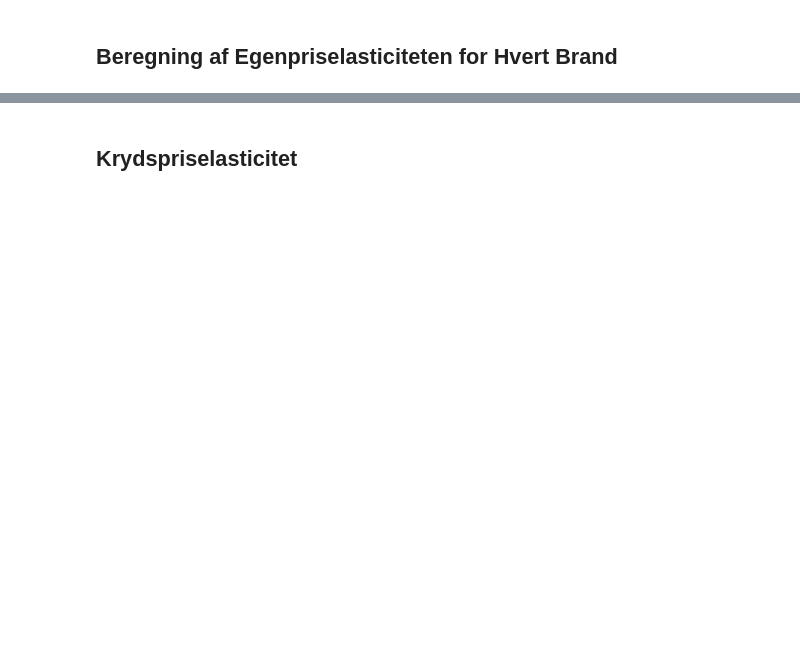
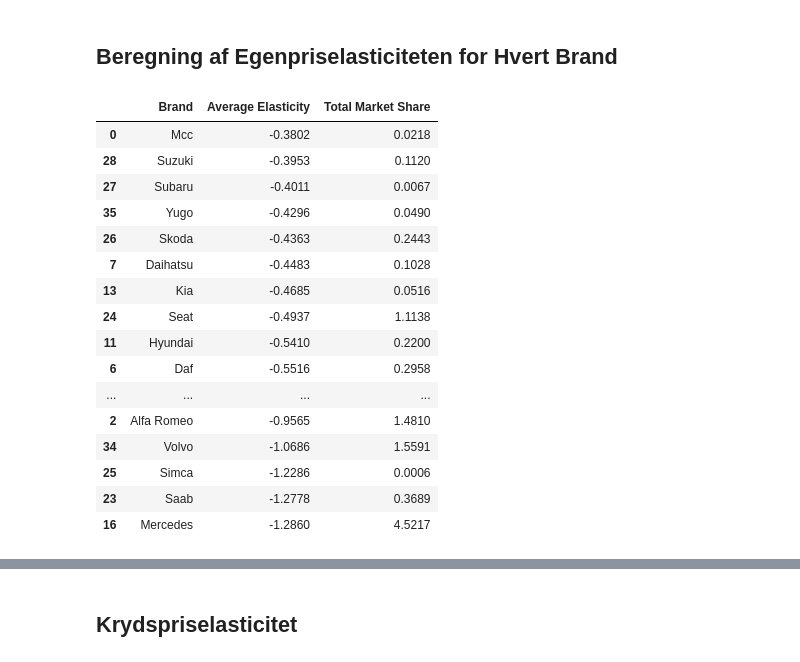
Before and after one commit to Mert264/Bachelorproject, a Jupyter notebook: Kode_Brugbart.ipynb, the cells around one changed output, grey strips where cells are left out. Saved outputs shown, nothing was run; the diff lists cells and outputs as text; code cells hidden in the pictures; blank space fills up the shorter version.

```diff
--- a/Kode_Brugbart.ipynb
+++ b/Kode_Brugbart.ipynb
@@ -663,18 +619,0 @@ print(cars[['type', 'ye', 'country', 'hp', 'hp_adjusted_sum']].head())
-# %%
-import pandas as pd
-
-# Lad os antage, at 'cars' er din dataframe
-# Beregner 'hp' summen for hver gruppe og antallet af biler i hver gruppe
-grouped = cars.groupby(['type', 'ye', 'country'])
-hp_sum = grouped['hp'].sum().reset_index(name='hp_sum')
-car_count = grouped.size().reset_index(name='count')
-
-# Tilføj denne information tilbage til den originale dataframe
-cars = pd.merge(cars, hp_sum, on=['type', 'ye', 'country'])
-cars = pd.merge(cars, car_count, on=['type', 'ye', 'country'])
-
-# Juster 'hp_sum' ved at trække bilens egen 'hp' fra den totale 'hp_sum', delt med antal biler i gruppen
-cars['hp_adjusted_sum'] = (cars['hp_sum'] - cars['hp']) / cars['count']
-
-# Print de første rækker for at se resultaterne
-print(cars[['type', 'ye', 'country', 'hp', 'hp_sum', 'count', 'hp_adjusted_sum']].head())
@@ -985,5 +1079,5 @@ print(f"Priselasticiteten for markedet/produktet er: {elasticity}")
 # %%
-alpha = -0.9308
+alpha = -1.0026
 
 average_price = cars['princ'].mean()
 
@@ -1153,0 +1232,68 @@ for brand, elasticity in brand_elasticities.items():
+# %%
+alpha = -1.0026
+
+# Erstatning af 0 i markedsandelen med NaN for at undgå division med nul i beregningen
+cars['own_price_elasticity'] = alpha * cars['princ'] / (1 - cars['s'].replace(0, np.nan))
+
+# Liste af kolonner for forskellige brands
+brand_columns = ['brand_MCC', 'brand_VW', 'brand_alfa romeo', 'brand_audi',
+       'brand_citroen', 'brand_daewoo', 'brand_daf', 'brand_daihatsu',
+       'brand_fiat', 'brand_ford', 'brand_honda', 'brand_hyundai',
+       'brand_innocenti', 'brand_kia', 'brand_lancia', 'brand_mazda',
+       'brand_mercedes', 'brand_mitsubishi', 'brand_nissan', 'brand_opel',
+       'brand_peugeot', 'brand_renault', 'brand_rover', 'brand_saab',
+       'brand_seat', 'brand_simca', 'brand_skoda', 'brand_subaru',
+       'brand_suzuki', 'brand_tal/hillman', 'brand_tal/simca',
+       'brand_tal/sunb', 'brand_talbot', 'brand_toyota', 'brand_volvo',
+       'brand_yugo']  # Din liste af brands
+
+# Dictionary til at holde gennemsnitlig priselasticitet og samlet markedsandel for hvert brand
+brand_elasticity_data = {'Brand': [], 'Average Elasticity': [], 'Total Market Share': []}
+
+# Beregning af gennemsnitlig priselasticitet for hvert brand
+for brand_col in brand_columns:
+    # Filtrér data for biler fra det specifikke brand
+    brand_cars = cars[cars[brand_col] == 1]
+
+    # Kontroller, at der er data for brandet
+    if not brand_cars.empty:
+        # Beregn den vægtede sum af elasticiteter for brandet
+        weighted_sum = np.sum(brand_cars['own_price_elasticity'] * brand_cars['s'])
+        # Beregn den samlede sum af markedsandele for brandet
+        total_market_share = np.sum(brand_cars['s'])
+        # Beregn det vægtede gennemsnit af elasticitet for brandet
+        average_elasticity = weighted_sum / total_market_share if total_market_share != 0 else np.nan
+    else:
+        average_elasticity, total_market_share = np.nan, 0
+
+    # Tilføj resultaterne til listen
+    brand_elasticity_data['Brand'].append(brand_col.split('_')[1].title())  # Formaterer brand navnet
+    brand_elasticity_data['Average Elasticity'].append(average_elasticity)
+    brand_elasticity_data['Total Market Share'].append(total_market_share)
+
+# Opret en DataFrame fra dictionary
+brand_elasticity_df = pd.DataFrame(brand_elasticity_data)
+
+# Sorter DataFrame baseret på 'Average Elasticity' eller 'Total Market Share'
+brand_elasticity_df = brand_elasticity_df.sort_values('Average Elasticity', ascending=False)
+
+# Vis DataFrame
+brand_elasticity_df
+# %% [output]
+|  | Brand | Average Elasticity | Total Market Share |
+| 0 | Mcc | -0.3802 | 0.0218 |
+| 28 | Suzuki | -0.3953 | 0.1120 |
+| 27 | Subaru | -0.4011 | 0.0067 |
+| 35 | Yugo | -0.4296 | 0.0490 |
+| 26 | Skoda | -0.4363 | 0.2443 |
+| 7 | Daihatsu | -0.4483 | 0.1028 |
+| 13 | Kia | -0.4685 | 0.0516 |
+| 24 | Seat | -0.4937 | 1.1138 |
+| 11 | Hyundai | -0.5410 | 0.2200 |
+| 6 | Daf | -0.5516 | 0.2958 |
+| ... | ... | ... | ... |
+| 2 | Alfa Romeo | -0.9565 | 1.4810 |
+| 34 | Volvo | -1.0686 | 1.5591 |
+| 25 | Simca | -1.2286 | 0.0006 |
+| 23 | Saab | -1.2778 | 0.3689 |
+| 16 | Mercedes | -1.2860 | 4.5217 |
```
Also changed, not shown: parts of 91 cells of this notebook, 1 other file.
